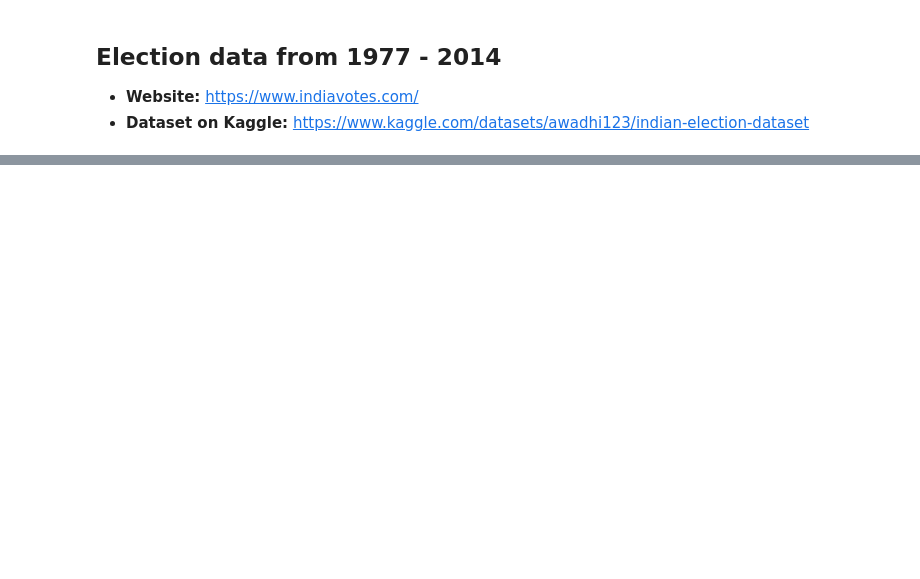
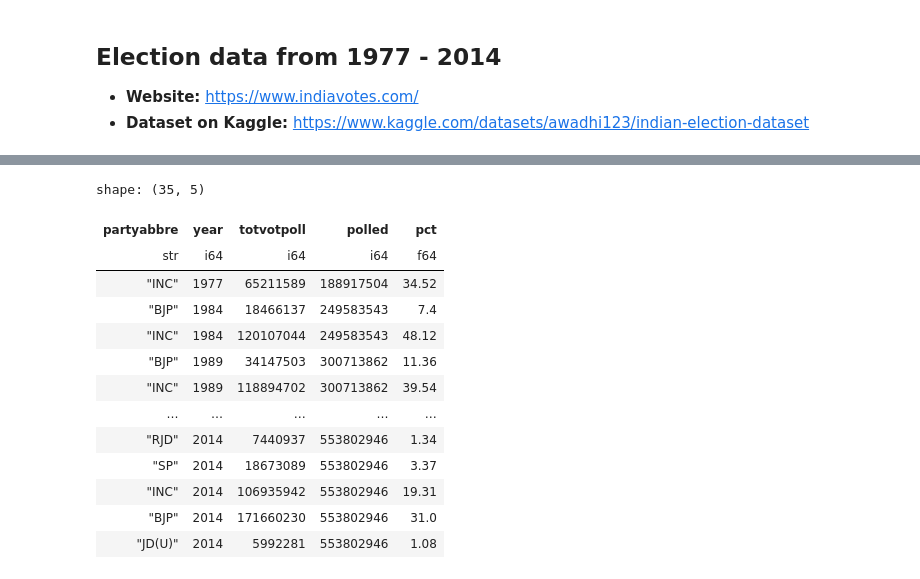
Before and after one commit to arv-anshul/notebooks, a Jupyter notebook: extra/election-77-14.ipynb, the cells around one changed output, grey strips where cells are left out. Cells and saved outputs as stored; diff of their text form; code cells hidden in the pictures; blank space fills up the shorter version.

```diff
--- a/extra/election-77-14.ipynb
+++ b/extra/election-77-14.ipynb
@@ -68,7 +68,7 @@ shape: (10, 11)
 party = "INC"
 st_name = "Bihar"
 # %%
-(
+temp = (
     df.filter(
         pl.col("partyabbre").is_in(["INC", "BJP", "JD(U)", "RJD", "SP"]),
         # pl.col("st_name").eq(st_name),
@@ -90,9 +90,6 @@ st_name = "Bihar"
         pct=pl.col("totvotpoll").mul(100).truediv(pl.col("polled")).round(2),
     )
     .sort("year")
-).plot.line(
-    x="year",
-    y="pct",
-    by="partyabbre",
 )
+temp
 # %% [output]
@@ -99,0 +96,14 @@ st_name = "Bihar"
+shape: (35, 5)
+| partyabbre | year | totvotpoll | polled | pct |
+| str | i64 | i64 | i64 | f64 |
+| "INC" | 1977 | 65211589 | 188917504 | 34.52 |
+| "BJP" | 1984 | 18466137 | 249583543 | 7.4 |
+| "INC" | 1984 | 120107044 | 249583543 | 48.12 |
+| "BJP" | 1989 | 34147503 | 300713862 | 11.36 |
+| "INC" | 1989 | 118894702 | 300713862 | 39.54 |
+| … | … | … | … | … |
+| "RJD" | 2014 | 7440937 | 553802946 | 1.34 |
+| "SP" | 2014 | 18673089 | 553802946 | 3.37 |
+| "INC" | 2014 | 106935942 | 553802946 | 19.31 |
+| "BJP" | 2014 | 171660230 | 553802946 | 31.0 |
+| "JD(U)" | 2014 | 5992281 | 553802946 | 1.08 |
```
Also changed, not shown: parts of 7 cells of this notebook.
